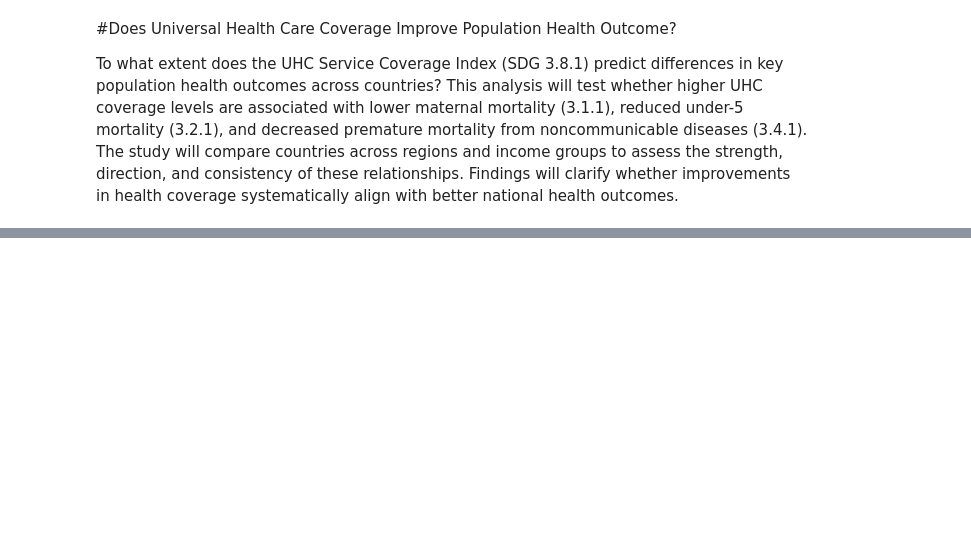
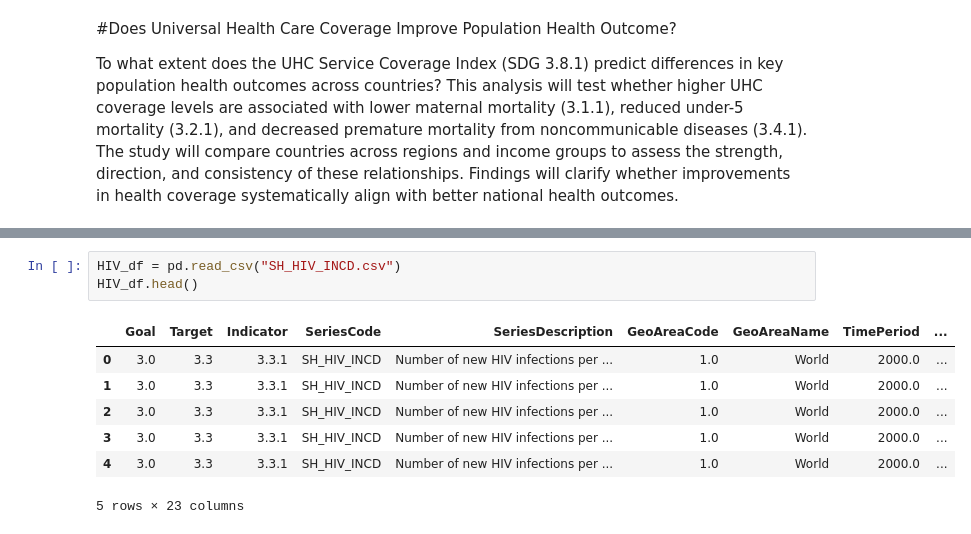
Before and after one commit to Sarkis55/UHC-and-Population-Health-Outcomes-Analysis-SDG-3-, a Jupyter notebook: UHC_and_Population_Health_Outcomes_Analysis.ipynb, the cells around one changed output, grey strips where cells are left out. Saved outputs shown, nothing was run; the diff lists cells and outputs as text; blank space fills up the shorter version.

```diff
--- a/UHC_and_Population_Health_Outcomes_Analysis.ipynb
+++ b/UHC_and_Population_Health_Outcomes_Analysis.ipynb
@@ -27,0 +120,11 @@ import sdmx
+# %%
+HIV_df = pd.read_csv("SH_HIV_INCD.csv")
+HIV_df.head()
+# %% [output]
+|  | Goal | Target | Indicator | SeriesCode | SeriesDescription | GeoAreaCode | GeoAreaName | TimePeriod | ... |
+| 0 | 3.0 | 3.3 | 3.3.1 | SH_HIV_INCD | Number of new HIV infections per ... | 1.0 | World | 2000.0 | ... |
+| 1 | 3.0 | 3.3 | 3.3.1 | SH_HIV_INCD | Number of new HIV infections per ... | 1.0 | World | 2000.0 | ... |
+| 2 | 3.0 | 3.3 | 3.3.1 | SH_HIV_INCD | Number of new HIV infections per ... | 1.0 | World | 2000.0 | ... |
+| 3 | 3.0 | 3.3 | 3.3.1 | SH_HIV_INCD | Number of new HIV infections per ... | 1.0 | World | 2000.0 | ... |
+| 4 | 3.0 | 3.3 | 3.3.1 | SH_HIV_INCD | Number of new HIV infections per ... | 1.0 | World | 2000.0 | ... |
+5 rows × 23 columns
```
Also changed, not shown: parts of 10 cells of this notebook.
